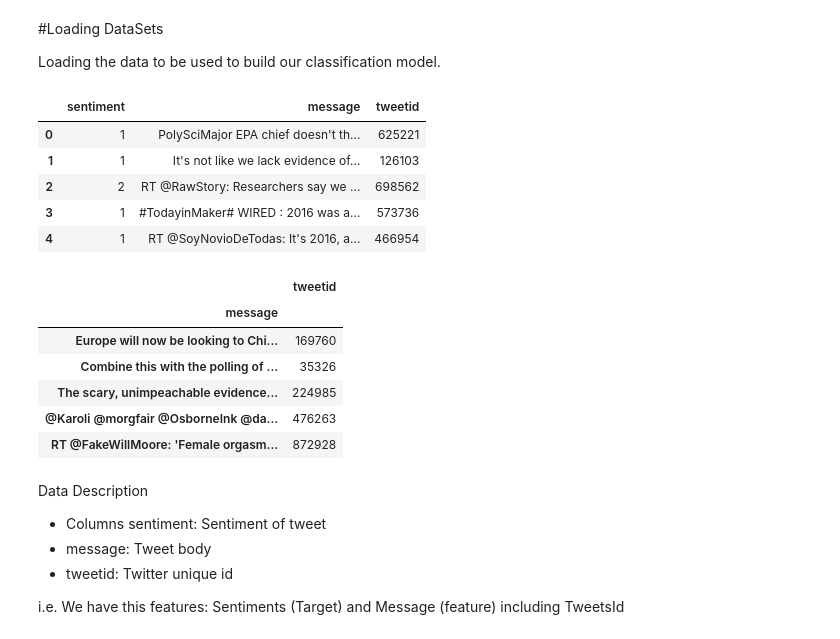
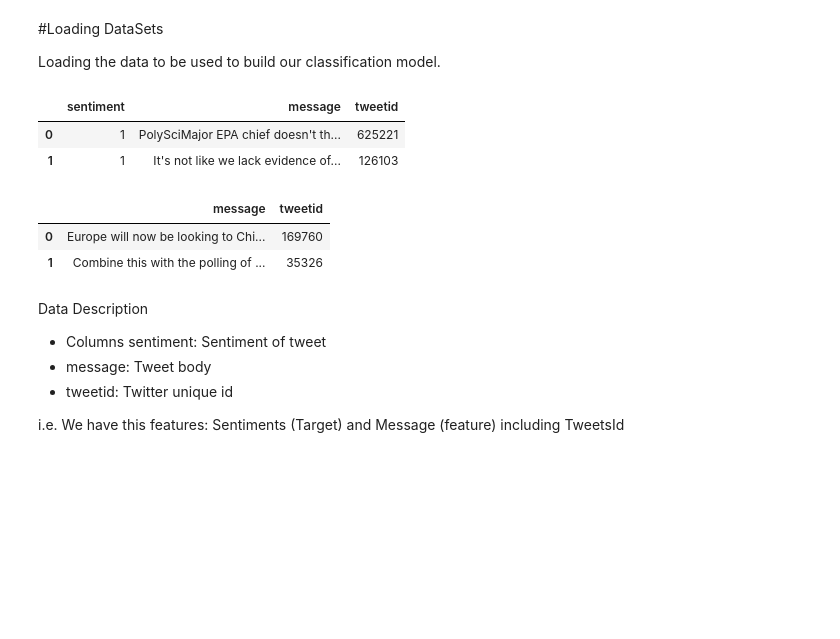
Before and after one commit to MfundoMhlanga/classification-predict-streamlit-template, a Jupyter notebook: Classification_Predict_Final.ipynb, the cells around one changed output. Cells and saved outputs as stored; diff of their text form; code cells hidden in the pictures; blank space fills up the shorter version.

```diff
--- a/Classification_Predict_Final.ipynb
+++ b/Classification_Predict_Final.ipynb
@@ -126,24 +135,17 @@ df_test = pd.read_csv("https://raw.githubusercontent.com/MfundoMhlanga/classific
 df1=df.copy()
 df_test1=df_test.copy()
 # %%
-df.head(5)
+df.head(2)
 # %% [output]
 |  | sentiment | message | tweetid |
 | 0 | 1 | PolySciMajor EPA chief doesn't th... | 625221 |
 | 1 | 1 | It's not like we lack evidence of... | 126103 |
-| 2 | 2 | RT @RawStory: Researchers say we ... | 698562 |
-| 3 | 1 | #TodayinMaker# WIRED : 2016 was a... | 573736 |
-| 4 | 1 | RT @SoyNovioDeTodas: It's 2016, a... | 466954 |
 # %%
-df_test.head(5)
+df_test.head(2)
 # %% [output]
-|  | tweetid |
-| message |  |
-| Europe will now be looking to Chi... | 169760 |
-| Combine this with the polling of ... | 35326 |
-| The scary, unimpeachable evidence... | 224985 |
-| @Karoli @morgfair @OsborneInk @da... | 476263 |
-| RT @FakeWillMoore: 'Female orgasm... | 872928 |
+|  | message | tweetid |
+| 0 | Europe will now be looking to Chi... | 169760 |
+| 1 | Combine this with the polling of ... | 35326 |
 # %% [markdown]
 Data Description
 
```
Also changed, not shown: parts of 26 cells of this notebook.
